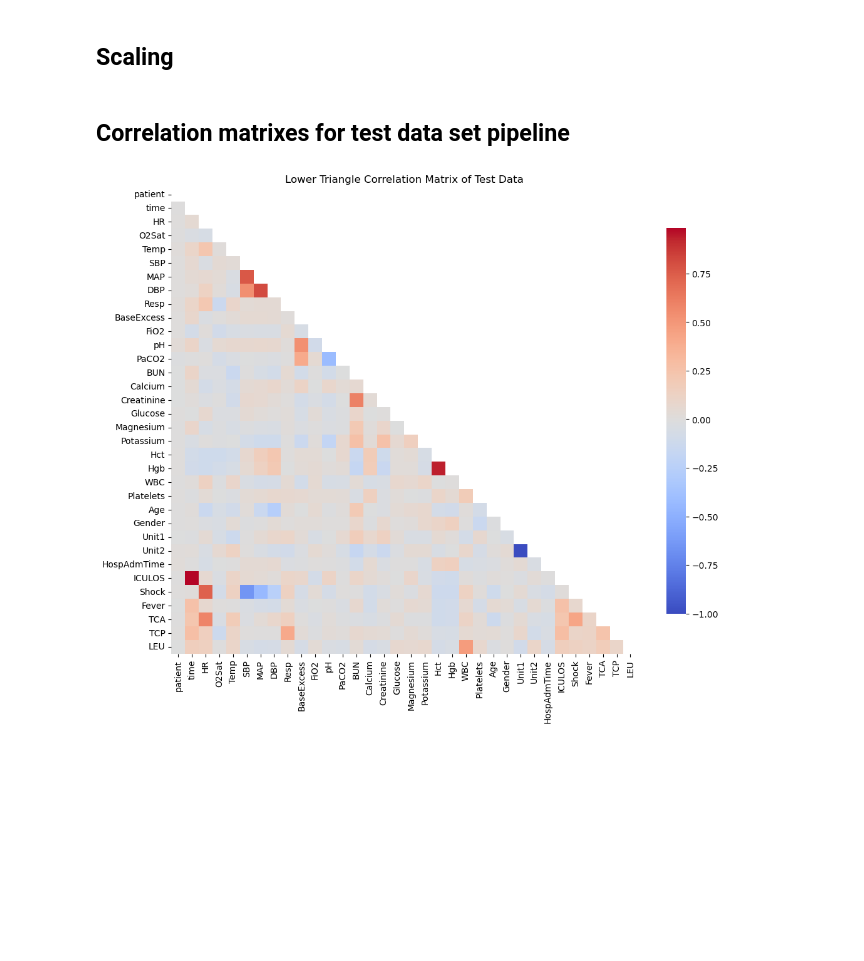
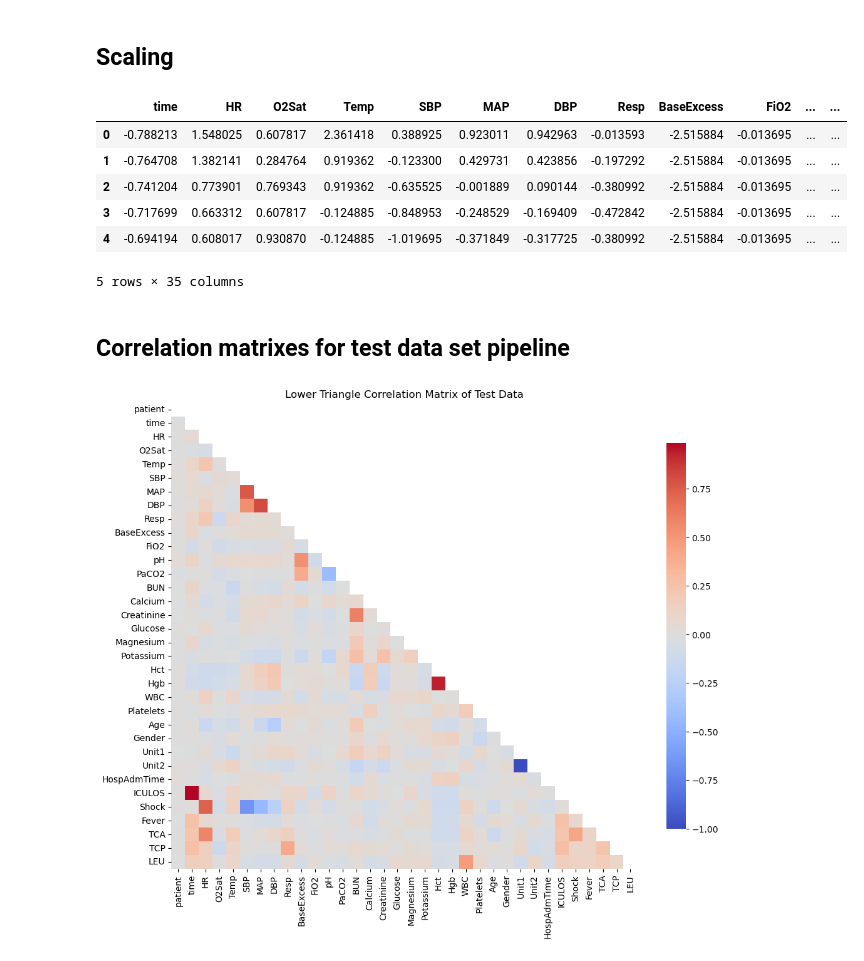
Before and after one commit to alanklin/BC-Fall2024-CaseCompetition-Team2, a Jupyter notebook: Code/data_pipeline_true.ipynb, the cells around one changed output. Cells and saved outputs as stored; diff of their text form; code cells hidden in the pictures; blank space fills up the shorter version.

```diff
--- a/Code/data_pipeline_true.ipynb
+++ b/Code/data_pipeline_true.ipynb
@@ -223,12 +184,12 @@ resampled_train.head()
 # %%
-# TODO : Look into this
 
-#X = imputed_data.drop(columns = ['SepsisLabel'])
-#y = imputed_data['SepsisLabel']
+X = train_split_data.drop('SepsisLabel', axis = 1)
+y = train_split_data['SepsisLabel']
 
+# TODO : Tune this
 
-#sm = SMOTE(sampling_strategy=0.3, k_neighbors=5, random_state=8)
-#X_train_syn, y_train_syn = sm.fit_resample(X, y)
+sm = SMOTE(sampling_strategy=0.4, k_neighbors=5, random_state=8)
+X_train_syn, y_train_syn = sm.fit_resample(X, y)
 
-#print(imputed_data.iloc[:, 0:4].describe())
-#print(X_train_syn.iloc[:, 0:4].describe())
+print(imputed_data.iloc[:, 0:4].describe())
+print(X_train_syn.iloc[:, 0:4].describe())
@@ -235,3 +215,3 @@ resampled_train.head()
 # %%
-# tresampled_train = pd.concat([X_train_syn, y_train_syn], axis = 1)
-# resampled_train.head()
+resampled_train = pd.concat([X_train_syn, y_train_syn], axis = 1)
+resampled_train.head()
@@ -607,12 +596,30 @@ featured_test.head()
 # %%
 # Separate columns into those to scale and those to exclude (no target variable in test)
 cols_to_scale_test = featured_test.drop(columns=exclude_scaling_cols).columns
+cols_to_scale_val = featured_validate.drop(columns=exclude_scaling_cols + ['SepsisLabel']).columns
 
 # Scale the selected columns using the already-fitted scaler
 scaled_test_data = pd.DataFrame(scaler.transform(imputed_test[cols_to_scale_test]), columns=cols_to_scale_test)
+scaled_val_data = pd.DataFrame(scaler.transform(validate_split_data[cols_to_scale_test]), columns=cols_to_scale_val)
+
 
 # Combine scaled data with excluded columns
 scaled_test = pd.concat([scaled_test_data, featured_test[exclude_scaling_cols]], axis=1)
+scaled_val = pd.concat(
+    [scaled_val_data,
+     featured_validate[exclude_scaling_cols + ['SepsisLabel']].reset_index(drop=True)],
+    axis=1
+)
+# %%
+scaled_val.head()
+# %% [output]
+|  | time | HR | O2Sat | Temp | SBP | MAP | DBP | Resp | BaseExcess | FiO2 | ... | ... |
+| 0 | -0.788213 | 1.548025 | 0.607817 | 2.361418 | 0.388925 | 0.923011 | 0.942963 | -0.013593 | -2.515884 | -0.013695 | ... | ... |
+| 1 | -0.764708 | 1.382141 | 0.284764 | 0.919362 | -0.123300 | 0.429731 | 0.423856 | -0.197292 | -2.515884 | -0.013695 | ... | ... |
+| 2 | -0.741204 | 0.773901 | 0.769343 | 0.919362 | -0.635525 | -0.001889 | 0.090144 | -0.380992 | -2.515884 | -0.013695 | ... | ... |
+| 3 | -0.717699 | 0.663312 | 0.607817 | -0.124885 | -0.848953 | -0.248529 | -0.169409 | -0.472842 | -2.515884 | -0.013695 | ... | ... |
+| 4 | -0.694194 | 0.608017 | 0.930870 | -0.124885 | -1.019695 | -0.371849 | -0.317725 | -0.380992 | -2.515884 | -0.013695 | ... | ... |
+5 rows × 35 columns
 # %% [markdown]
 ## Correlation matrixes for test data set pipeline
 # %%
```
Also changed, not shown: parts of 25 cells of this notebook, 7 other files.
